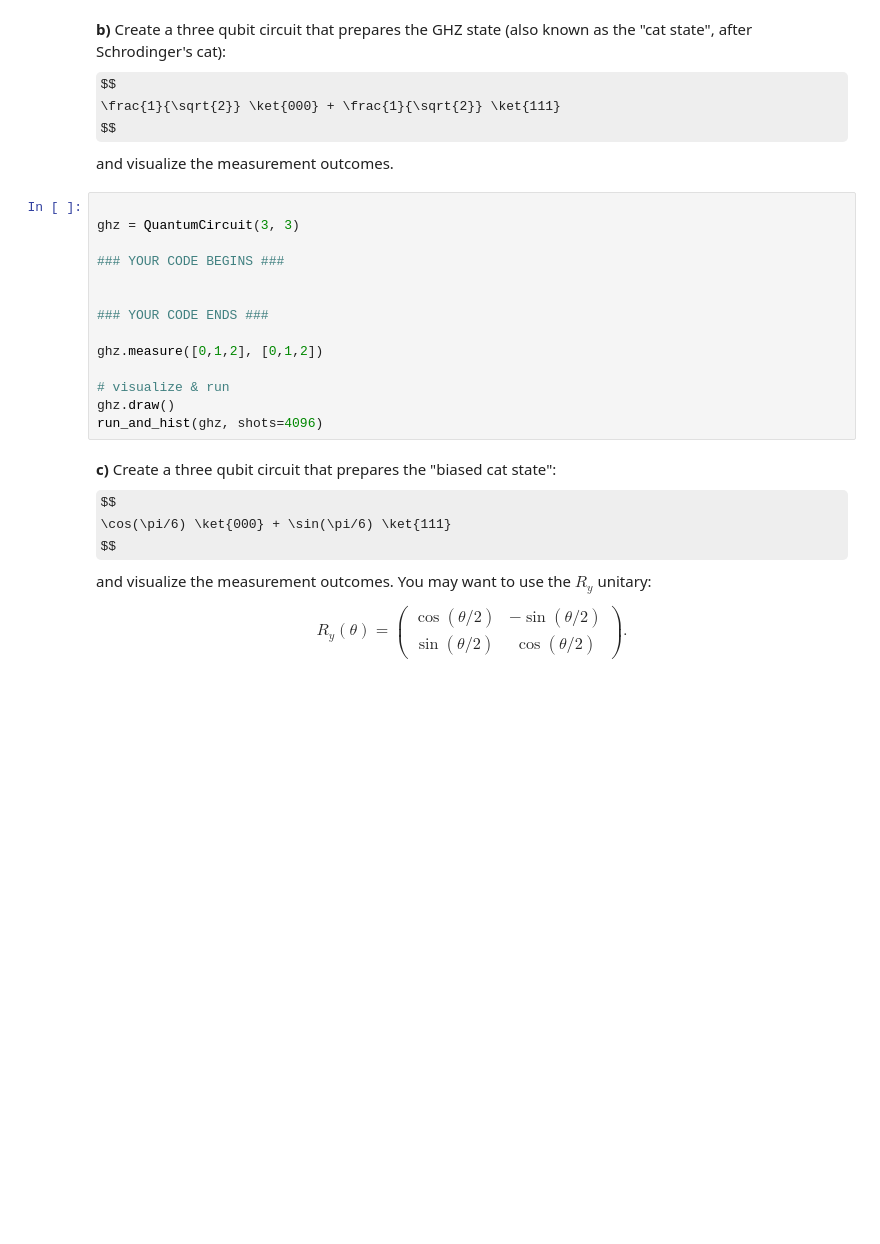
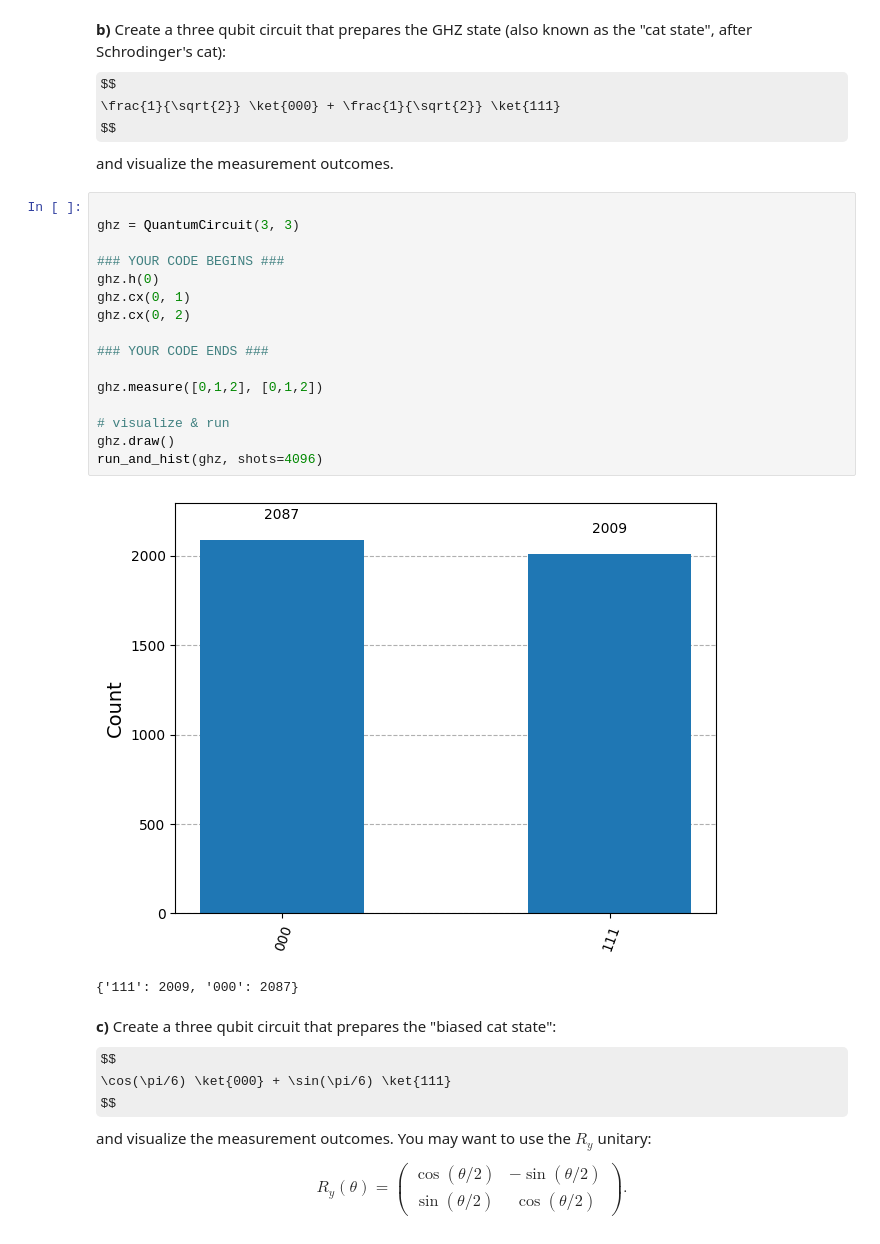
Before and after one commit to kaison0/Quantum_Computing_assignment, a Jupyter notebook: PSet1/coms4281_2025_pset1.ipynb, the cells around one changed output. Drawn from its saved outputs; the diff is of its cells as text; some formulas as TeX source; blank space fills up the shorter version.

```diff
--- a/PSet1/coms4281_2025_pset1.ipynb
+++ b/PSet1/coms4281_2025_pset1.ipynb
@@ -415,17 +430,22 @@ and visualize the measurement outcomes.
 # %%
 
 ghz = QuantumCircuit(3, 3)
 
 ### YOUR CODE BEGINS ###
-
+ghz.h(0)
+ghz.cx(0, 1)
+ghz.cx(0, 2)
 
 ### YOUR CODE ENDS ###
 
 ghz.measure([0,1,2], [0,1,2])
 
 # visualize & run
 ghz.draw()
 run_and_hist(ghz, shots=4096)
+# %% [output]
+[figure, added]
+{'111': 2009, '000': 2087}
 # %% [markdown]
 __c)__ Create a three qubit circuit that prepares the "biased cat state":
 $$
```
Also changed, not shown: parts of 7 cells of this notebook.
